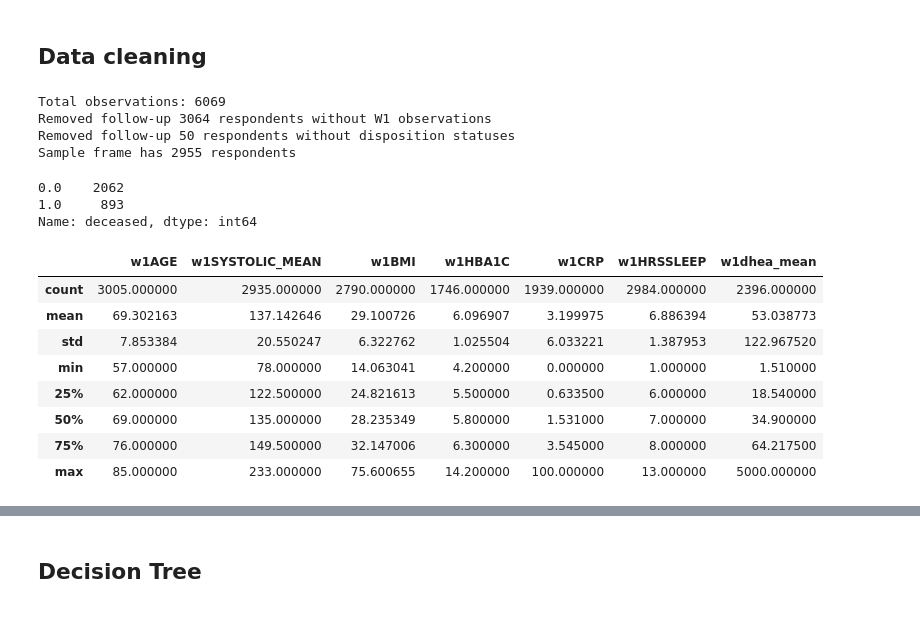
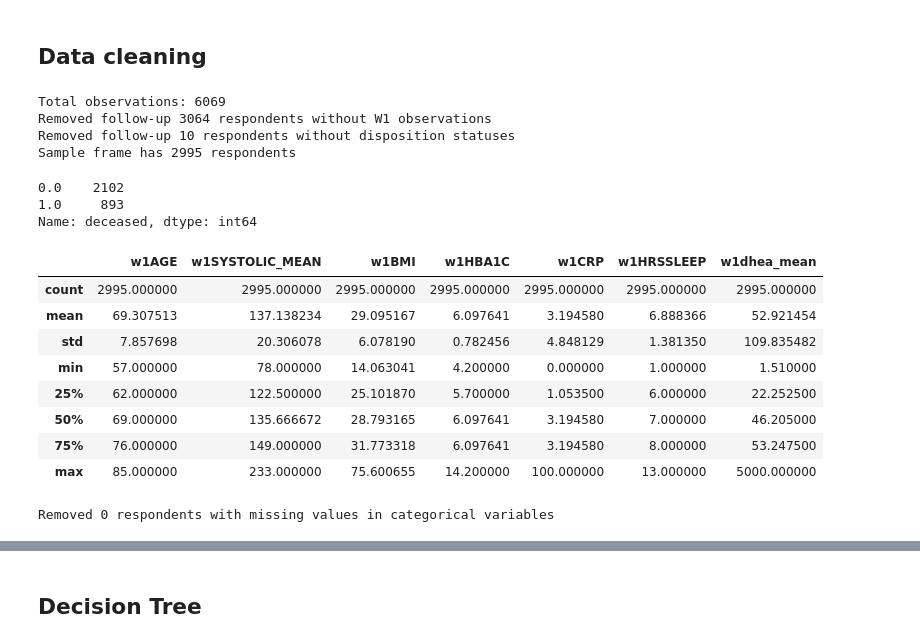
Before and after one commit to yiang-li/Predicting-Mortality-Machine-Learning, a Jupyter notebook: code.ipynb, the cells around one changed output, grey strips where cells are left out. Drawn from its saved outputs; the diff is of its cells as text; code cells hidden in the pictures.

```diff
--- a/code.ipynb
+++ b/code.ipynb
@@ -19,26 +20,21 @@ data_w1 = data_raw[~data_raw['w1WEIGHT_ADJ'].isnull()]
 print("Removed follow-up {} respondents without W1 observations".format(len(data_raw) - len(data_w1)))
 data_decease= data_w1[data_w1.notnull()].copy()
 data_decease['deceased'] = data_decease['w3DECEASED']
-data_decease[data_decease['deceased'] == -9] = np.nan
+data_decease.loc[data_decease['deceased'] == -9, ['deceased']] = np.nan
 data_decease['deceased'].fillna(data_decease['w2DECEASED'], inplace=True)
-data_decease[data_decease['deceased'] == -9] = np.nan
+data_decease.loc[data_decease['deceased'] == -9, ['deceased']] = np.nan
 data_complete = data_decease[data_decease['deceased'].notnull()]
 print("Removed follow-up {} respondents without disposition statuses".format(len(data_w1) - len(data_complete)))
 print("Sample frame has {} respondents".format(len(data_complete)))
-# data_w3_missing = data_w1.iloc[(data_w1['w3DECEASED'] == 'Unknown').values]
-# data_w3_missing = data_w3_missing.assign(deceased=data_w3_missing['w2DECEASED'])
-# data_w3_nona = data_w1[(data_w1['w3DECEASED'] != 'Unknown').values]
-# data_w3_nona = data_w3_nona.assign(deceased=data_w3_nona['w3DECEASED'])
-# data_complete = pd.concat([data_w3_missing, data_w3_nona])
 # %% [output]
 Total observations: 6069
 Removed follow-up 3064 respondents without W1 observations
-Removed follow-up 50 respondents without disposition statuses
-Sample frame has 2955 respondents
+Removed follow-up 10 respondents without disposition statuses
+Sample frame has 2995 respondents
 # %%
 data_complete['deceased'].value_counts()
 # %% [output]
-0.0    2062
+0.0    2102
 1.0     893
 Name: deceased, dtype: int64
 # %%
@@ -49,11 +45,14 @@ data = data_complete[['ID','deceased', 'w1AGE', 'w1SYSTOLIC_MEAN',
                       'w1GENDER',
                       'w1PHYSHLTH', 'w1MNTLHLTH', 'w1CONDITNS_3', 'w1WALKBLK']]
 # %%
-cat_col = ['ID', 'deceased', 'w1SMOKECIG', 'w1ALCOHOL', 'w1PHYSACT',
-           'w1EDUC', 'w1HSASSETS_RECODE', 'w1MARITLST', 'w1ETHGRP', 'w1GENDER',
-           'w1PHYSHLTH', 'w1MNTLHLTH', 'w1CONDITNS_3', 'w1WALKBLK']
+# Preprocessing binary variables
+cat_col = ['ID', 'deceased', 'w1SMOKECIG', 'w1ALCOHOL', 'w1MARITLST',
+           'w1ETHGRP', 'w1GENDER',
+           'w1CONDITNS_3']
 data_cat = data[data[cat_col].notnull()].copy()[cat_col]
 for col in cat_col:
     data_cat[col] = data_cat[col].astype('category')
 data_cat['w1married'] = np.where(data_cat['w1MARITLST'] == 'Married', 1, 0)
+data_cat['w1raceblk'] = np.where(data_cat['w1ETHGRP'] == 'Married', 1, 0)
 data_cat.drop('w1MARITLST', axis=1, inplace=True)
+data_cat.drop('w1ETHGRP', axis=1, inplace=True)
@@ -60,20 +66,22 @@ data_cat.drop('w1MARITLST', axis=1, inplace=True)
 # %%
-ord_col = ['w1AGE', 'w1SYSTOLIC_MEAN', 'w1BMI', 'w1HBA1C',
+# Preprocessing continuous variables
+con_col = ['w1AGE', 'w1SYSTOLIC_MEAN', 'w1BMI', 'w1HBA1C',
            'w1CRP', 'w1DHEA_1', 'w1DHEA_2', 'w1HRSSLEEP']
-data_ord = data[data[ord_col].notnull()].copy()[ord_col]
-for col in ord_col:
-    data_ord[col] = pd.to_numeric(data_ord[col], errors='coerce')
-data_ord['w1dhea_mean'] = data_ord[['w1DHEA_1', 'w1DHEA_2']].mean(axis=1)
-data_ord = data_ord.drop(['w1DHEA_1', 'w1DHEA_2'], axis=1)
-data_ord[data_ord < 0] = np.nan
-data_ord.describe()
+data_con = data[data[con_col].notnull()].copy()[con_col]
+for col in con_col:
+    data_con[col] = pd.to_numeric(data_con[col], errors='coerce')
+data_con['w1dhea_mean'] = data_con[['w1DHEA_1', 'w1DHEA_2']].mean(axis=1)
+data_con = data_con.drop(['w1DHEA_1', 'w1DHEA_2'], axis=1)
+data_con[data_con < 0] = np.nan
+data_con.fillna(data_con.mean(), inplace=True)
+data_con.describe()
 # %% [output]
 |  | w1AGE | w1SYSTOLIC_MEAN | w1BMI | w1HBA1C | w1CRP | w1HRSSLEEP | w1dhea_mean |
-| count | 3005.000000 | 2935.000000 | 2790.000000 | 1746.000000 | 1939.000000 | 2984.000000 | 2396.000000 |
-| mean | 69.302163 | 137.142646 | 29.100726 | 6.096907 | 3.199975 | 6.886394 | 53.038773 |
-| std | 7.853384 | 20.550247 | 6.322762 | 1.025504 | 6.033221 | 1.387953 | 122.967520 |
+| count | 2995.000000 | 2995.000000 | 2995.000000 | 2995.000000 | 2995.000000 | 2995.000000 | 2995.000000 |
+| mean | 69.307513 | 137.138234 | 29.095167 | 6.097641 | 3.194580 | 6.888366 | 52.921454 |
+| std | 7.857698 | 20.306078 | 6.078190 | 0.782456 | 4.848129 | 1.381350 | 109.835482 |
 | min | 57.000000 | 78.000000 | 14.063041 | 4.200000 | 0.000000 | 1.000000 | 1.510000 |
-| 25% | 62.000000 | 122.500000 | 24.821613 | 5.500000 | 0.633500 | 6.000000 | 18.540000 |
-| 50% | 69.000000 | 135.000000 | 28.235349 | 5.800000 | 1.531000 | 7.000000 | 34.900000 |
-| 75% | 76.000000 | 149.500000 | 32.147006 | 6.300000 | 3.545000 | 8.000000 | 64.217500 |
+| 25% | 62.000000 | 122.500000 | 25.101870 | 5.700000 | 1.053500 | 6.000000 | 22.252500 |
+| 50% | 69.000000 | 135.666672 | 28.793165 | 6.097641 | 3.194580 | 7.000000 | 46.205000 |
+| 75% | 76.000000 | 149.000000 | 31.773318 | 6.097641 | 3.194580 | 8.000000 | 53.247500 |
 | max | 85.000000 | 233.000000 | 75.600655 | 14.200000 | 100.000000 | 13.000000 | 5000.000000 |
@@ -82,3 +88,10 @@ data = pd.concat([data_cat, data_ord], axis=1)
+# %%
+data = pd.concat([data_cat, data_ord, data_con], axis=1)
+data_nona = data.dropna()
+print("Removed {} respondents with missing values in categorical variables".\
+    format(len(data) - len(data_nona)))
+# %% [output]
+Removed 0 respondents with missing values in categorical variables
 # %%
 _, ax = plt.subplots(figsize=(6,6))
 columns = ['w1AGE', 'w1SYSTOLIC_MEAN', 'w1BMI', 'w1HBA1C',
```
Also changed, not shown: parts of 13 cells of this notebook, 7 other files.
